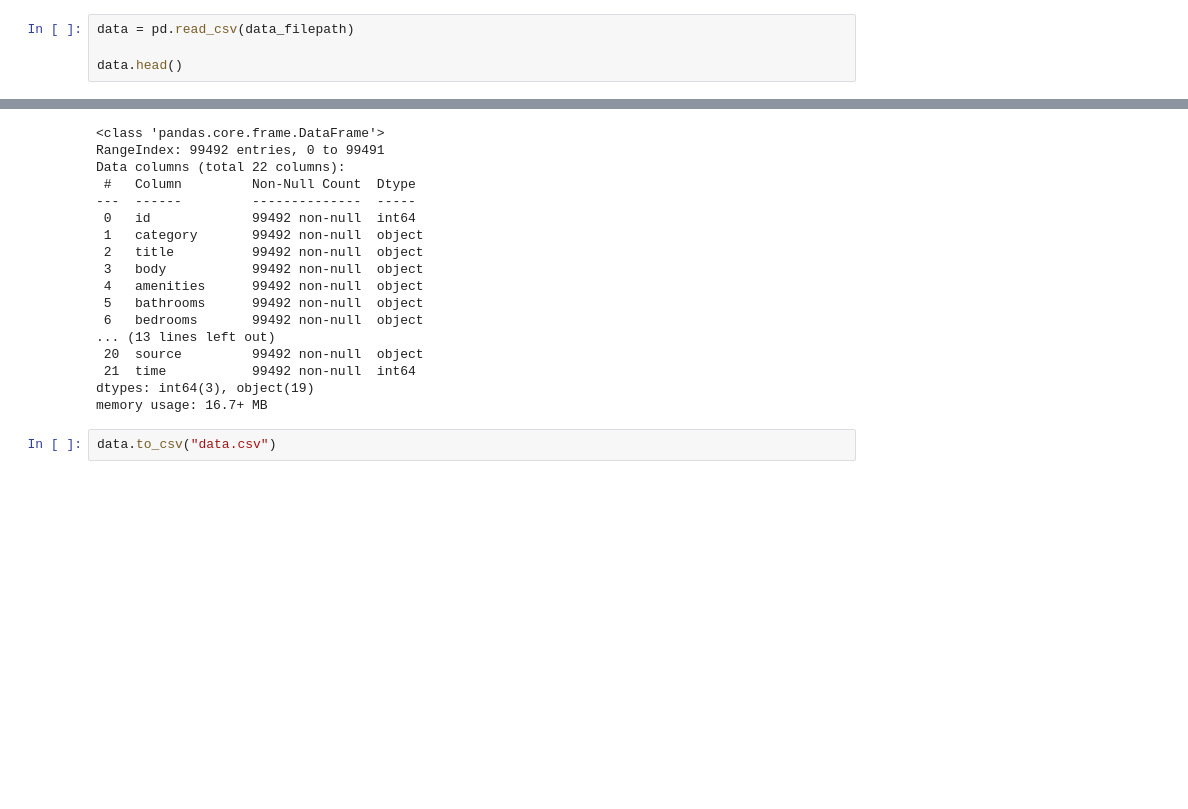
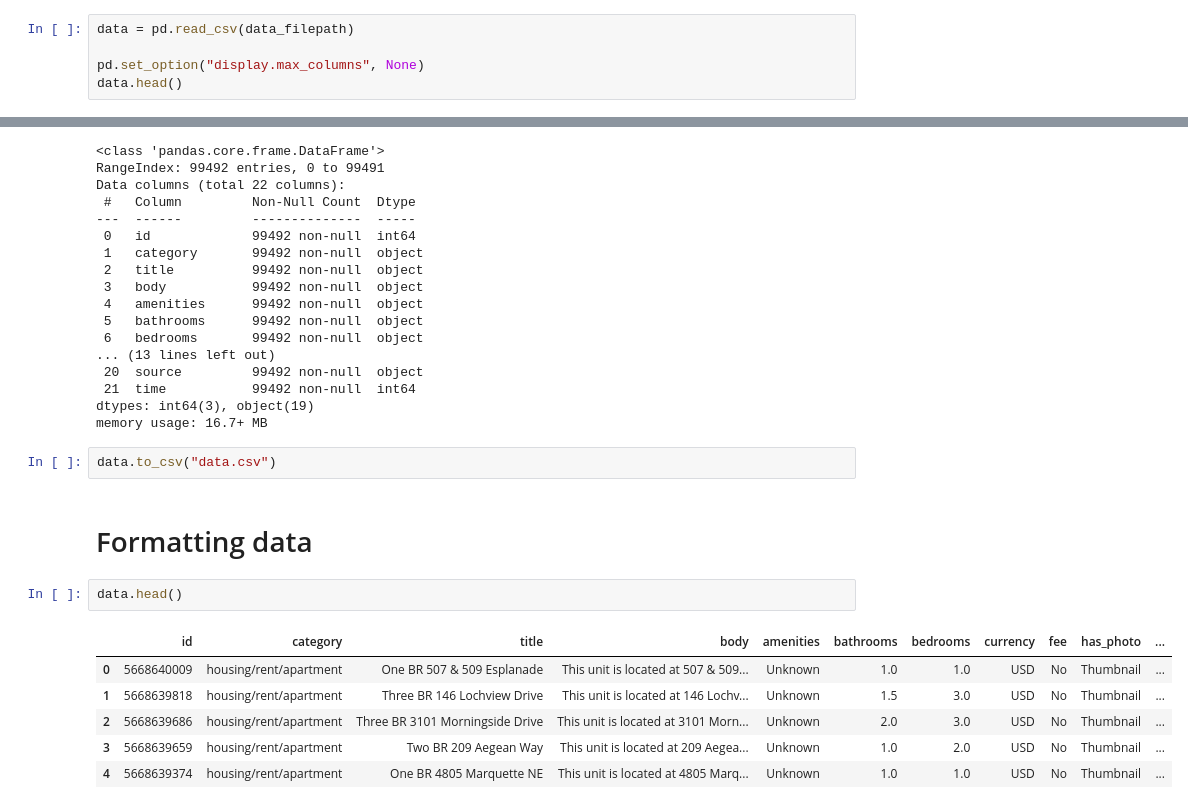
Before and after one commit to tghcb9/dataanalytics-project1-group6, a Jupyter notebook: personal_folders/tyler_work/Data Review.ipynb, the cells around one changed output, grey strips where cells are left out. Cells and saved outputs as stored; diff of their text form; blank space fills up the shorter version.

Commit message:
Formatted data

```diff
--- a/personal_folders/tyler_work/Data Review.ipynb
+++ b/personal_folders/tyler_work/Data Review.ipynb
@@ -5,6 +5,7 @@ data_filepath = "data-unclean.csv"
 # %%
 data = pd.read_csv(data_filepath)
 
+pd.set_option("display.max_columns", None)
 data.head()
 # %% [output]
 |  | id | category | title | body | amenities | bathrooms | bedrooms | currency | fee | has_photo | ... |
@@ -127,3 +121,14 @@ dtypes: int64(3), object(19)
 memory usage: 16.7+ MB
 # %%
 data.to_csv("data.csv")
+# %% [markdown]
+# Formatting data
+# %%
+data.head()
+# %% [output]
+|  | id | category | title | body | amenities | bathrooms | bedrooms | currency | fee | has_photo | ... |
+| 0 | 5668640009 | housing/rent/apartment | One BR 507 & 509 Esplanade | This unit is located at 507 & 509... | Unknown | 1.0 | 1.0 | USD | No | Thumbnail | ... |
+| 1 | 5668639818 | housing/rent/apartment | Three BR 146 Lochview Drive | This unit is located at 146 Lochv... | Unknown | 1.5 | 3.0 | USD | No | Thumbnail | ... |
+| 2 | 5668639686 | housing/rent/apartment | Three BR 3101 Morningside Drive | This unit is located at 3101 Morn... | Unknown | 2.0 | 3.0 | USD | No | Thumbnail | ... |
+| 3 | 5668639659 | housing/rent/apartment | Two BR 209 Aegean Way | This unit is located at 209 Aegea... | Unknown | 1.0 | 2.0 | USD | No | Thumbnail | ... |
+| 4 | 5668639374 | housing/rent/apartment | One BR 4805 Marquette NE | This unit is located at 4805 Marq... | Unknown | 1.0 | 1.0 | USD | No | Thumbnail | ... |
```
Also changed, not shown: parts of 15 cells of this notebook.
